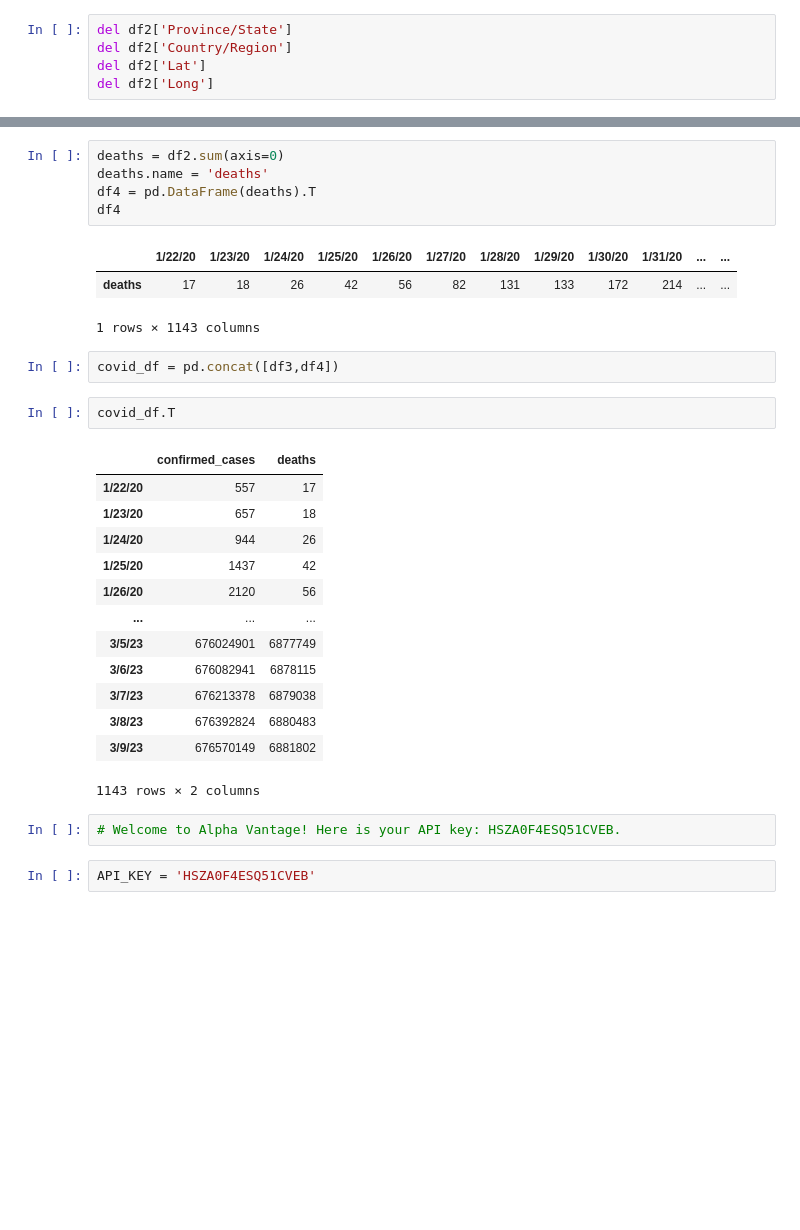
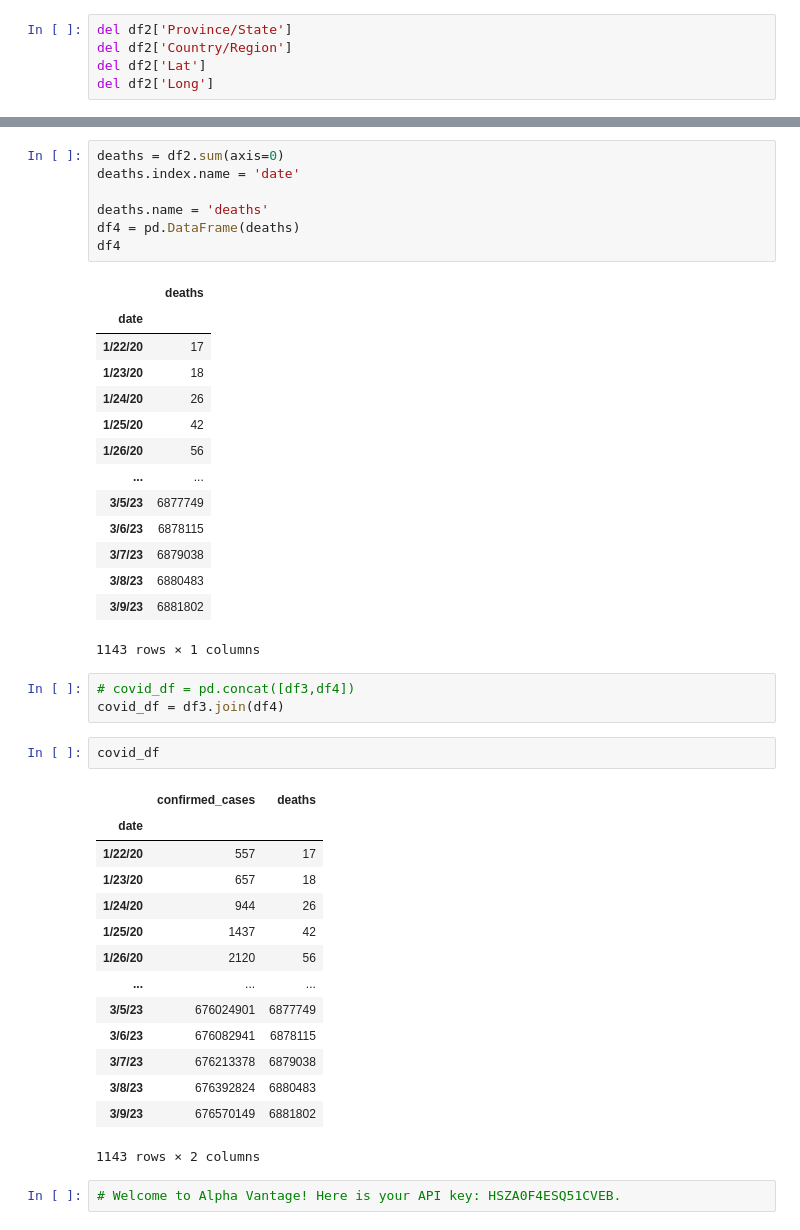
Before and after one commit to Dhvani811/Covid19Project, a Jupyter notebook: Final_Project.ipynb, the cells around one changed output, grey strips where cells are left out. Saved outputs shown, nothing was run; the diff lists cells and outputs as text; blank space fills up the shorter version.

```diff
--- a/Final_Project.ipynb
+++ b/Final_Project.ipynb
@@ -74,18 +107,33 @@ df3
 # %%
 deaths = df2.sum(axis=0)
+deaths.index.name = 'date'
+
 deaths.name = 'deaths'
-df4 = pd.DataFrame(deaths).T
+df4 = pd.DataFrame(deaths)
 df4
 # %% [output]
-|  | 1/22/20 | 1/23/20 | 1/24/20 | 1/25/20 | 1/26/20 | 1/27/20 | 1/28/20 | 1/29/20 | 1/30/20 | 1/31/20 | ... | ... |
-| deaths | 17 | 18 | 26 | 42 | 56 | 82 | 131 | 133 | 172 | 214 | ... | ... |
+|  | deaths |
+| date |  |
+| 1/22/20 | 17 |
+| 1/23/20 | 18 |
+| 1/24/20 | 26 |
+| 1/25/20 | 42 |
+| 1/26/20 | 56 |
+| ... | ... |
+| 3/5/23 | 6877749 |
+| 3/6/23 | 6878115 |
+| 3/7/23 | 6879038 |
+| 3/8/23 | 6880483 |
+| 3/9/23 | 6881802 |
-1 rows × 1143 columns
+1143 rows × 1 columns
 # %%
-covid_df = pd.concat([df3,df4])
+# covid_df = pd.concat([df3,df4])
+covid_df = df3.join(df4)
 # %%
-covid_df.T
+covid_df
 # %% [output]
 |  | confirmed_cases | deaths |
+| date |  |  |
 | 1/22/20 | 557 | 17 |
 | 1/23/20 | 657 | 18 |
 | 1/24/20 | 944 | 26 |
@@ -100,5 +148,3 @@ covid_df.T
 1143 rows × 2 columns
 # %%
 # Welcome to Alpha Vantage! Here is your API key: HSZA0F4ESQ51CVEB.
-# %%
-API_KEY = 'HSZA0F4ESQ51CVEB'
```
Also changed, not shown: parts of 9 cells of this notebook.
